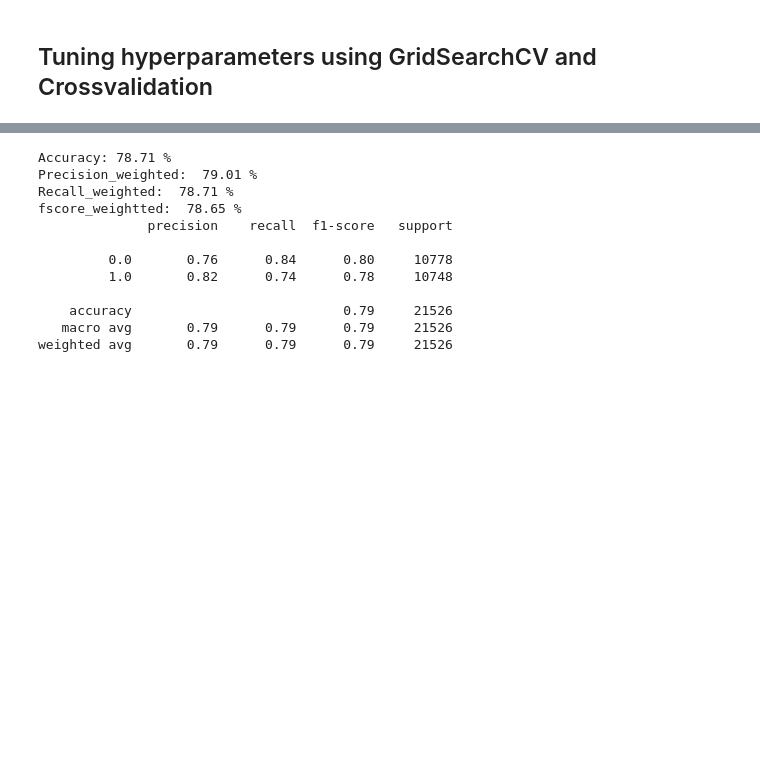
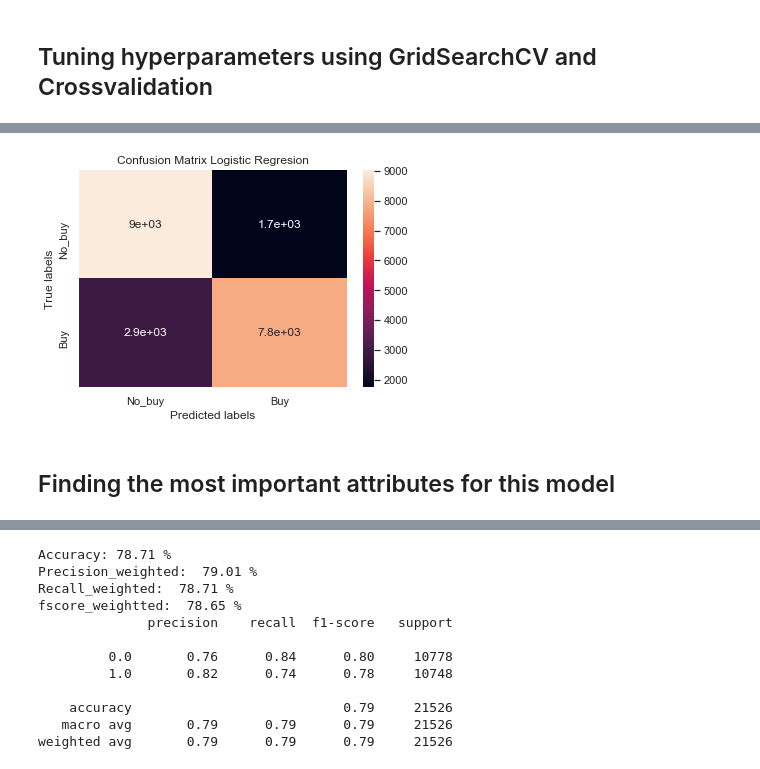
Before and after one commit to Cristinamulas/predicting-behavior-of-new-costumers-based-on-cookies-data, a Jupyter notebook: second_book_tuesday 409PM.ipynb, the cells around one changed output, grey strips where cells are left out. Cells and saved outputs as stored; diff of their text form; code cells hidden in the pictures; blank space fills up the shorter version.

```diff
--- a/second_book_tuesday 409PM.ipynb
+++ b/second_book_tuesday 409PM.ipynb
@@ -406,12 +353,0 @@ Name: Coefficients, dtype: float64
-# %%
-param_grid_1 = {'penalty': ['l1', 'l2'],'C':[0.001,.009,0.01,.09,1,5,10,25]}
-
-
-grid_clf = GridSearchCV(logreg1, param_grid_1, scoring='accuracy', cv=5, n_jobs=1)
-grid_clf.fit(X_train, y_train)
-
-best_parameters = grid_clf.best_params_
-
-print("Grid Search found the following optimal parameters: ")
-for param_name in sorted(best_parameters.keys()):
-    print("%s: %r" % (param_name, best_parameters[param_name]))
@@ -469,0 +416,6 @@ confusion_m(y_val,val_preds, 'Logistic Regresion')
+# %%
+confusion_m(y_test,prediction_test, 'Logistic Regresion')
+# %% [output]
+[figure, added]
+# %% [markdown]
+## Finding the most important attributes for this model
```
Also changed, not shown: parts of 21 cells of this notebook, 1 other file.
